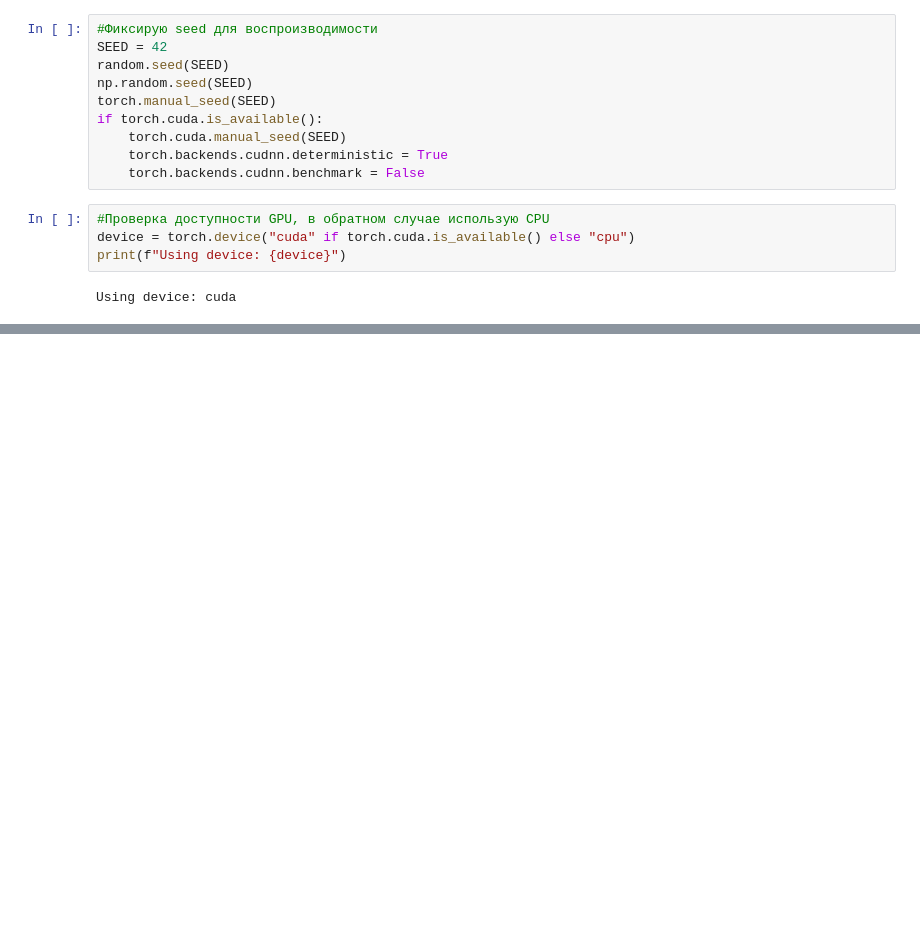
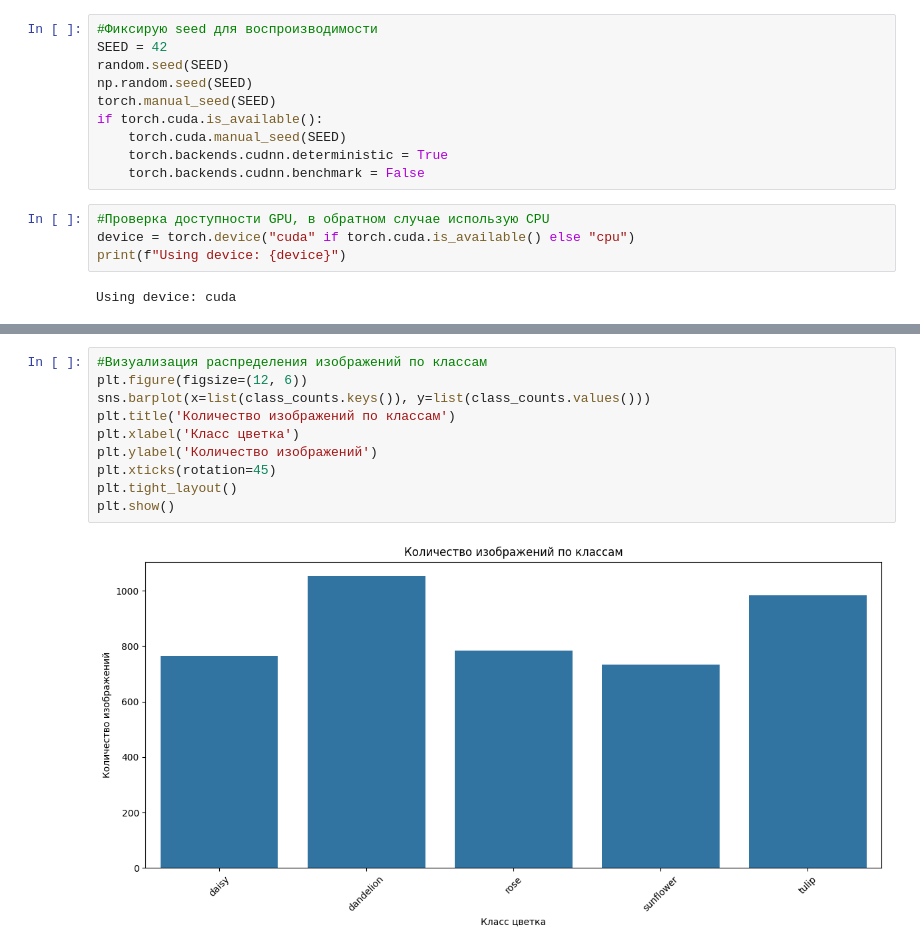
Before and after one commit to elladiell/flower-similarity-search, a Jupyter notebook: notebooks/flower_similarity_model.ipynb, the cells around one changed output, grey strips where cells are left out. Cells and saved outputs as stored; diff of their text form; blank space fills up the shorter version.

Commit message:
Upd notebook with basic feature engineering and splitting on test, train and validate, added visualisation

```diff
--- a/notebooks/flower_similarity_model.ipynb
+++ b/notebooks/flower_similarity_model.ipynb
@@ -43,0 +52,12 @@ Using device: cuda
+# %%
+#Визуализация распределения изображений по классам
+plt.figure(figsize=(12, 6))
+sns.barplot(x=list(class_counts.keys()), y=list(class_counts.values()))
+plt.title('Количество изображений по классам')
+plt.xlabel('Класс цветка')
+plt.ylabel('Количество изображений')
+plt.xticks(rotation=45)
+plt.tight_layout()
+plt.show()
+# %% [output]
+[figure, added]
```
Also changed, not shown: parts of 8 cells of this notebook, 1 other file.
